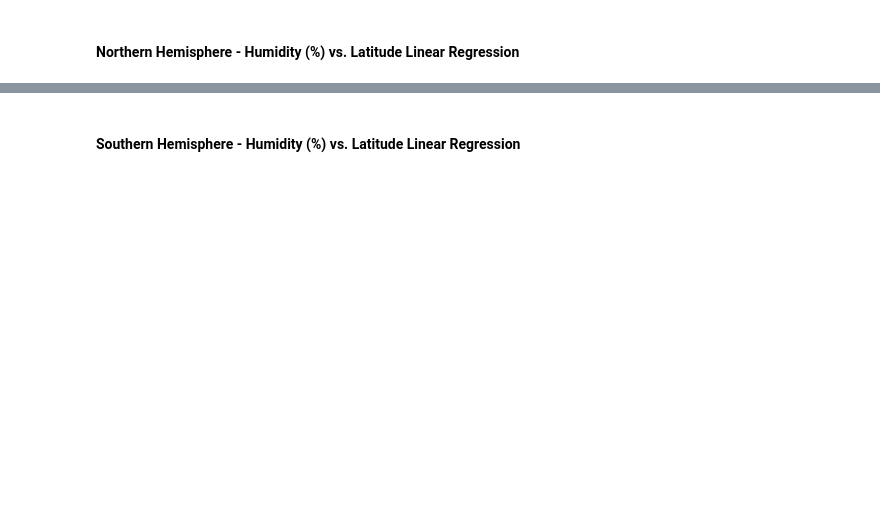
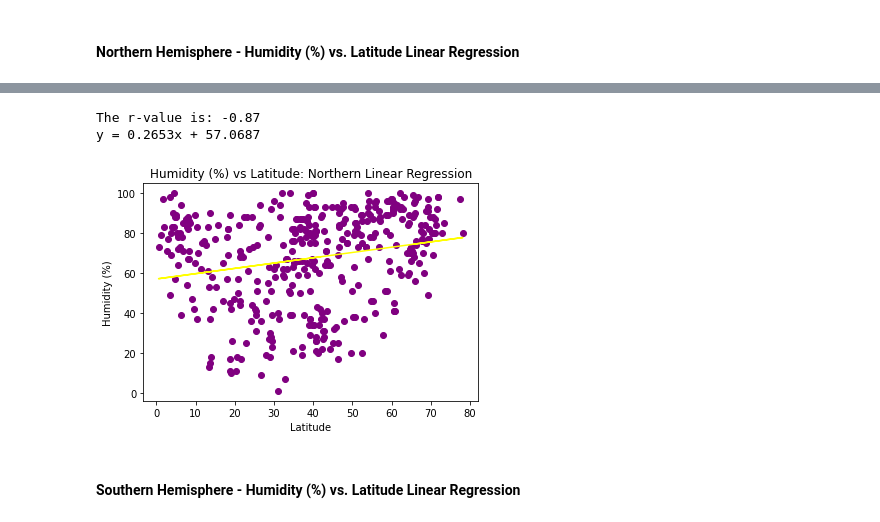
Before and after one commit to NinaPaljakkaCargo/python-API-challenge, a Jupyter notebook: weather_trends/WeatherPy.ipynb, the cells around one changed output, grey strips where cells are left out. Cells and saved outputs as stored; diff of their text form; code cells hidden in the pictures; blank space fills up the shorter version.

```diff
--- a/weather_trends/WeatherPy.ipynb
+++ b/weather_trends/WeatherPy.ipynb
@@ -275,2 +272,30 @@ The r-value is: 0.000543987878808455
+# %%
+#lat > 0
+n2_df = city_df[city_df['Lat'] > 0]
+
+cor_coef3 = round(st.pearsonr(n2_df['Lat'], n2_df['Humidity'])[0],2)
+print(f'The r-value is: {cor_coef1}')
+
+x = n2_df['Lat']
+y = n2_df['Humidity']
+line_model = st.linregress(x,y)
+yval=x*line_model[0] + line_model[1]
+
+plt.scatter(x,y, color= 'purple')
+plt.plot(x,yval,color='yellow')
+(m,b)=np.polyfit(x ,y ,1)
+yp = np.polyval([m,b],x)
+equation = 'y = ' + str(round(m,4)) + 'x' ' + ' + str(round(b,4))
+
+plt.xlabel('Latitude')
+plt.ylabel('Humidity (%)')
+plt.title('Humidity (%) vs Latitude: Northern Linear Regression')
+
+print(equation)
+plt.show()
+# %% [output]
+The r-value is: -0.87
+y = 0.2653x + 57.0687
+[figure, added]
 # %% [markdown]
 ####  Southern Hemisphere - Humidity (%) vs. Latitude Linear Regression
```
Also changed, not shown: parts of 13 cells of this notebook, 1 other file.
